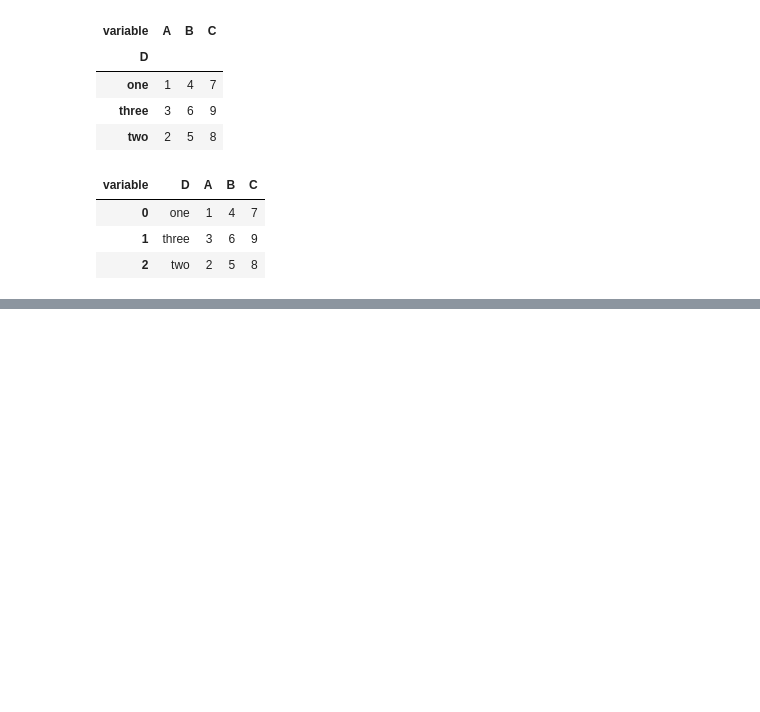
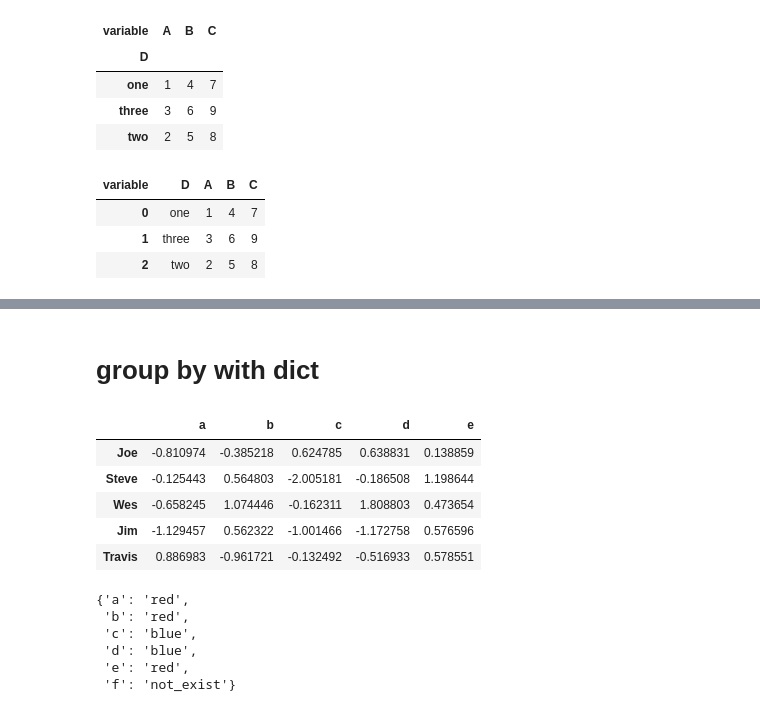
Before and after one commit to srqway/python, a Jupyter notebook: pandas-python/notebook/dataFrame.ipynb, the cells around one changed output, grey strips where cells are left out. Saved outputs shown, nothing was run; the diff lists cells and outputs as text; code cells hidden in the pictures; blank space fills up the shorter version.

```diff
--- a/pandas-python/notebook/dataFrame.ipynb
+++ b/pandas-python/notebook/dataFrame.ipynb
@@ -1600,0 +1678,33 @@ wideFormat.reset_index()
+# %% [markdown]
+# group by with dict
+# %%
+df = pd.DataFrame(
+    np.random.randn(5, 5),
+    columns=['a', 'b', 'c', 'd', 'e'],
+    index=['Joe', 'Steve', 'Wes', 'Jim', 'Travis']
+)
+df
+# %% [output]
+|  | a | b | c | d | e |
+| Joe | -0.810974 | -0.385218 | 0.624785 | 0.638831 | 0.138859 |
+| Steve | -0.125443 | 0.564803 | -2.005181 | -0.186508 | 1.198644 |
+| Wes | -0.658245 | 1.074446 | -0.162311 | 1.808803 | 0.473654 |
+| Jim | -1.129457 | 0.562322 | -1.001466 | -1.172758 | 0.576596 |
+| Travis | 0.886983 | -0.961721 | -0.132492 | -0.516933 | 0.578551 |
+# %%
+mapping = {
+    'a': 'red',
+    'b': 'red',
+    'c': 'blue',
+    'd': 'blue',
+    'e': 'red',
+    'f' : 'not_exist'
+}
+mapping
+# %% [output]
+{'a': 'red',
+ 'b': 'red',
+ 'c': 'blue',
+ 'd': 'blue',
+ 'e': 'red',
+ 'f': 'not_exist'}
```
Also changed, not shown: parts of 14 cells of this notebook.
